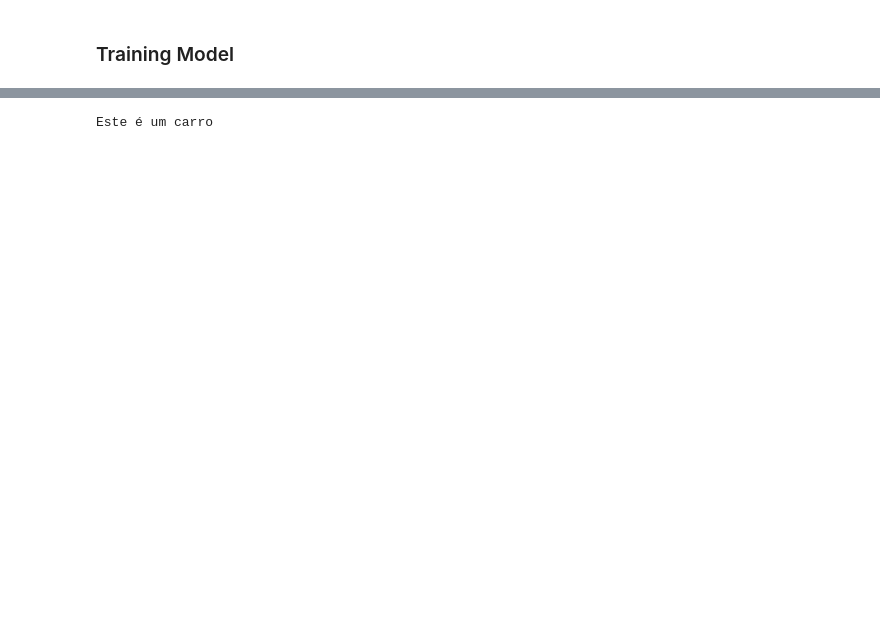
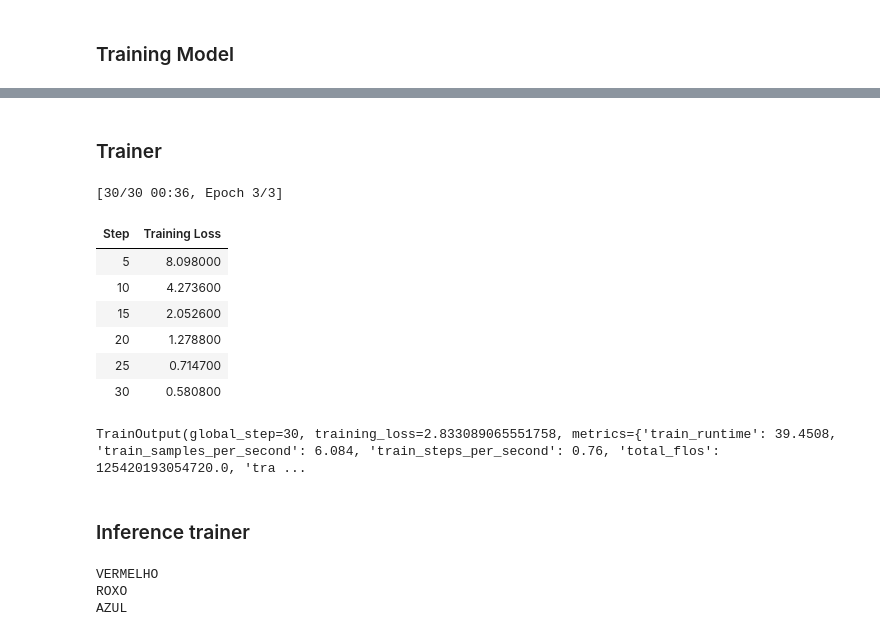
Before and after one commit to MatheusRDG/infini-attention-ptbr, a Jupyter notebook: 02_gpt2.ipynb, the cells around one changed output, grey strips where cells are left out. Cells and saved outputs as stored; diff of their text form; code cells hidden in the pictures; blank space fills up the shorter version.

Commit message:
trainable infini attention with generation

```diff
--- a/02_gpt2.ipynb
+++ b/02_gpt2.ipynb
@@ -382,4 +308,0 @@ Perplexity: 9.3022
-# %%
-inference(model, tokenizer, text="Este é um carro")
-# %% [output]
-Este é um carro
@@ -385,0 +313,2 @@ Este é um carro
+# %% [markdown]
+### Trainer
@@ -385,0 +328,55 @@ Este é um carro
+# %%
+# train with trainer
+from transformers import GPT2Tokenizer
+from transformers import DataCollatorForLanguageModeling
+from transformers import Trainer, TrainingArguments
+from datasets import Dataset
+
+training_args = TrainingArguments(
+    output_dir="./results",  # output directory
+    num_train_epochs=3,  # total number of training epochs
+    per_device_train_batch_size=8,  # batch size per device during training
+    logging_dir="./logs",  # directory for storing logs
+    logging_steps=5,  # log every X updates steps
+    logging_strategy="steps",
+)
+
+tokenizer = GPT2Tokenizer.from_pretrained("gpt2")
+tokenizer.pad_token = tokenizer.eos_token
+# tokenizer.add_special_tokens({"pad_token": "<PAD>"})
+
+data_collator = DataCollatorForLanguageModeling(tokenizer=tokenizer, mlm=False)
+
+
+inputs = tokenizer(
+    dataset,
+    padding="max_length",
+    truncation=True,
+    return_tensors="pt",
+)
+
+
+train_dataset = Dataset.from_dict(inputs)
+train_dataset.set_format(type="torch", columns=["input_ids", "attention_mask"])
+
+
+trainer = Trainer(
+    model=model,
+    data_collator=data_collator,
+    args=training_args,
+    train_dataset=train_dataset,
+)
+# %%
+trainer.train()
+# %% [output]
+[30/30 00:36, Epoch 3/3]
+| Step | Training Loss |
+| 5 | 8.098000 |
+| 10 | 4.273600 |
+| 15 | 2.052600 |
+| 20 | 1.278800 |
+| 25 | 0.714700 |
+| 30 | 0.580800 |
+TrainOutput(global_step=30, training_loss=2.833089065551758, metrics={'train_runtime': 39.4508, 'train_samples_per_second': 6.084, 'train_steps_per_second': 0.76, 'total_flos': 125420193054720.0, 'tra ...
+# %% [markdown]
+### Inference trainer
@@ -385,0 +415,8 @@ Este é um carro
+# %%
+print(generate_infini(model, tokenizer, text="VERM", tokens_gen=10))
+print(generate_infini(model, tokenizer, text="ROX", tokens_gen=10))
+print(generate_infini(model, tokenizer, text="AZ", tokens_gen=10))
+# %% [output]
+VERMELHO
+ROXO
+AZUL
```
Also changed, not shown: parts of 17 cells of this notebook.
